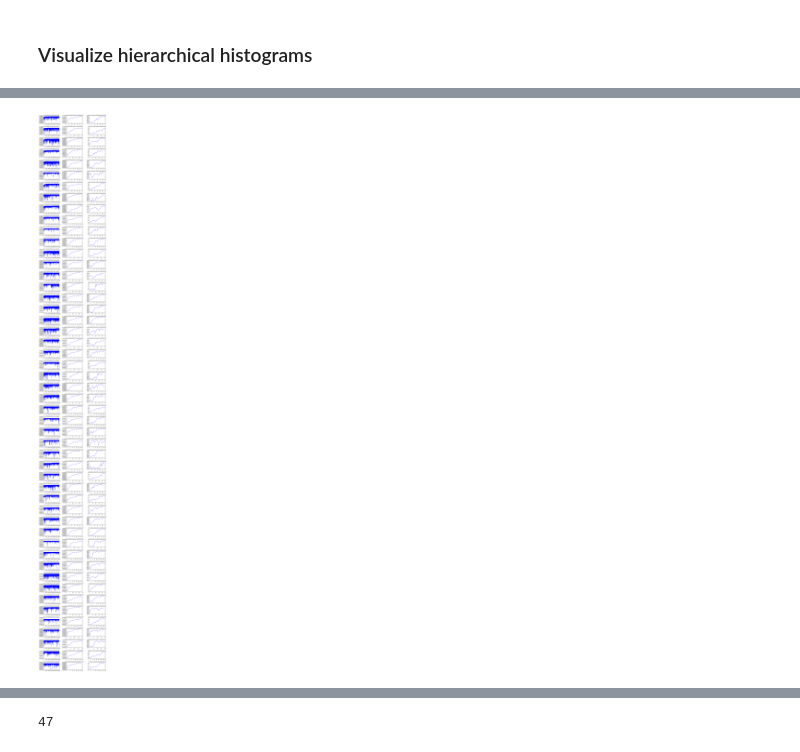
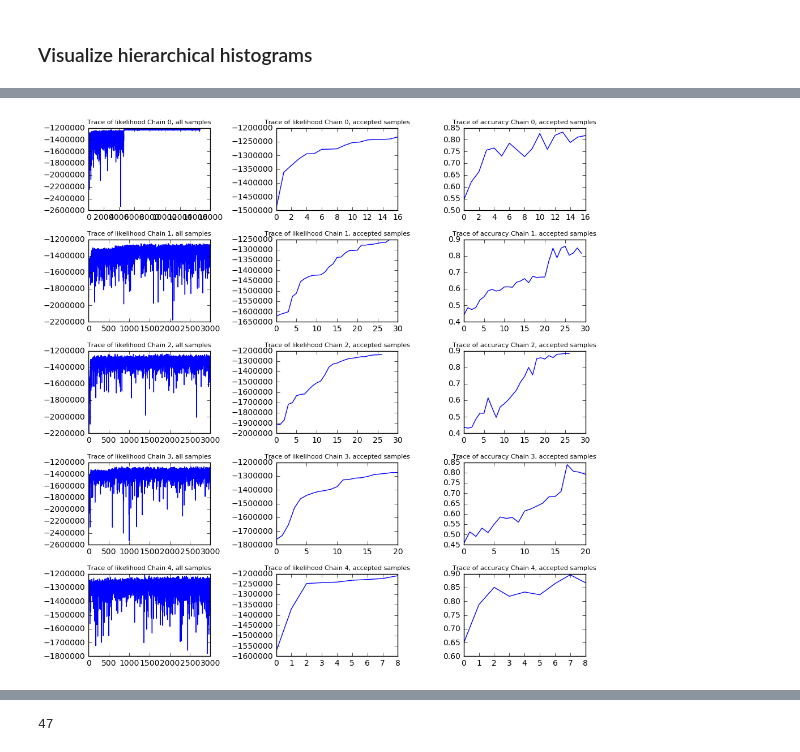
Before and after one commit to disiji/sandbox, a Jupyter notebook: fc_mondrian/Flow_Cytometry_Mondrian_Processes-AML-5k.ipynb, the cells around one changed output, grey strips where cells are left out. Cells and saved outputs as stored; diff of their text form; code cells hidden in the pictures.

```diff
--- a/fc_mondrian/Flow_Cytometry_Mondrian_Processes-AML-5k.ipynb
+++ b/fc_mondrian/Flow_Cytometry_Mondrian_Processes-AML-5k.ipynb
@@ -1173,0 +1159,38 @@ print theta_space_cuts
+# %%
+%%time
+
+n_mcmc_chain = 1
+n_mcmc_sample = 10000
+mcmc_gaussin_std = 0.01 # tune step size s.t. acceptance rate ~50%
+
+accepts_append = [[] for _ in range(n_mcmc_chain)]
+rejects_append = [[] for _ in range(n_mcmc_chain)]
+
+for chain in range(n_mcmc_chain):
+
+    sample = accepts[2][-1]
+    log_p_sample = comp_log_p_sample(sample, data_subset)
+
+    for idx in range(n_mcmc_sample):
+
+        new_sample = Mondrian_Gaussian_perturbation(emp_bounds,sample, mcmc_gaussin_std)
+        new_log_p_sample = comp_log_p_sample(new_sample, data_subset)
+        logl_complete_trace[chain].append(new_log_p_sample)
+
+        if new_log_p_sample <  log_p_sample and \
+            np.log(np.random.uniform(low=0, high=1.)) > (new_log_p_sample - log_p_sample):
+                rejects_append[chain].append(new_sample)
+
+        else:
+            if new_log_p_sample <  log_p_sample:
+                print "accepted some bad samples"
+
+            sample = new_sample
+            log_p_sample = new_log_p_sample
+            accepts_append[chain].append(sample)
+
+        if (idx+1) % 500 == 0:
+            print "Iteration %d, cummulative accepted sample size is %d" %(idx+1, len(accepts_append[chain]))
+
+print "Total number of accepted samples: %d" %(sum([len(accepts[chain]) for chain in range(n_mcmc_chain)]))
+# 3 chain, 5000 samples
@@ -1174,16 +1346,16 @@ print theta_space_cuts
 # %%
 # plot 5 chains
 
 threshold = -113888.425449/data.shape[0]*N
-fig, axs = plt.subplots(10, 3, figsize=(10,20) )
-for chain in range(10):
+fig, axs = plt.subplots(5, 3, figsize=(10,10) )
+for chain in range(5):
     axs[chain, 0].plot(logl_complete_trace[chain])
     axs[chain, 1].plot(logl_accepted_trace[chain])
     axs[chain, 2].plot(accuracy_accepted_trace[chain])
     axs[chain, 0].set_title('Trace of likelihood Chain %d, all samples' % chain, fontsize=8)
     axs[chain, 1].set_title('Trace of likelihood Chain %d, accepted samples' % chain, fontsize=8)
     axs[chain, 2].set_title('Trace of accuracy Chain %d, accepted samples' % chain, fontsize=8)
 
 fig.tight_layout()
 # %% [output]
-[figure, old version]
+[figure, new version]
```
Also changed, not shown: parts of 17 cells of this notebook, 8 other files.
